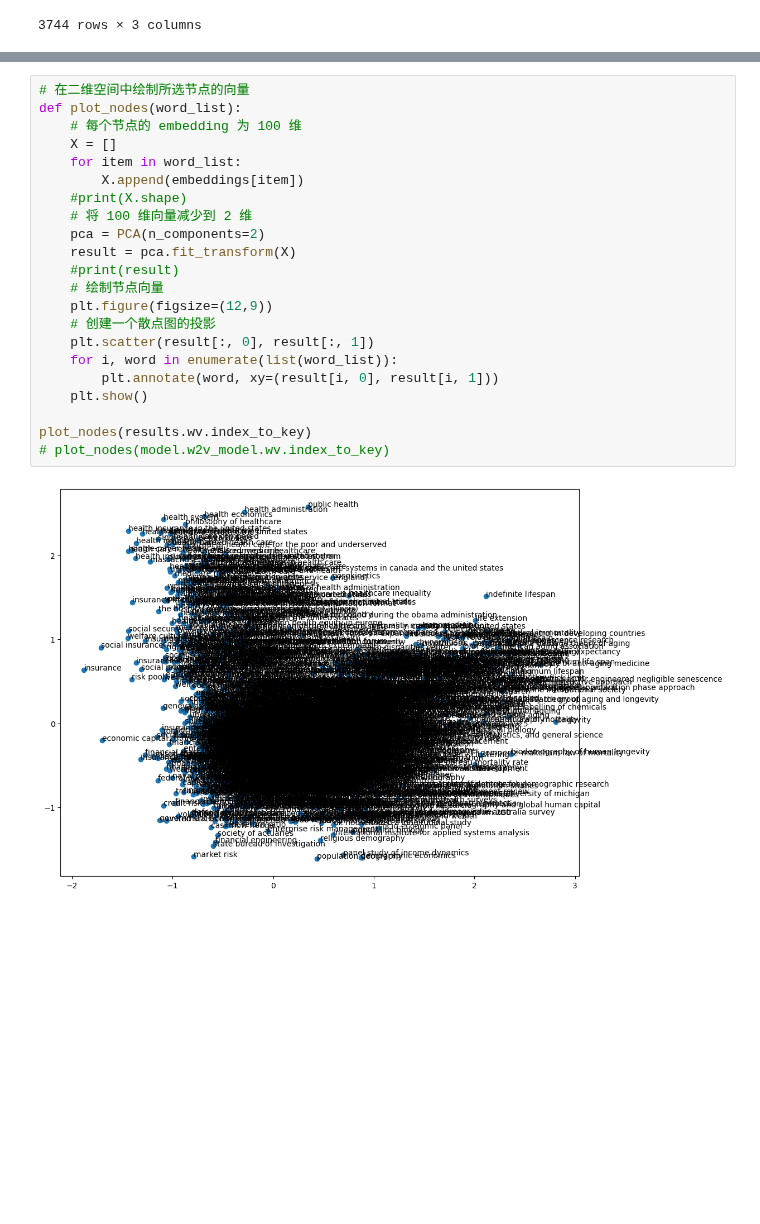
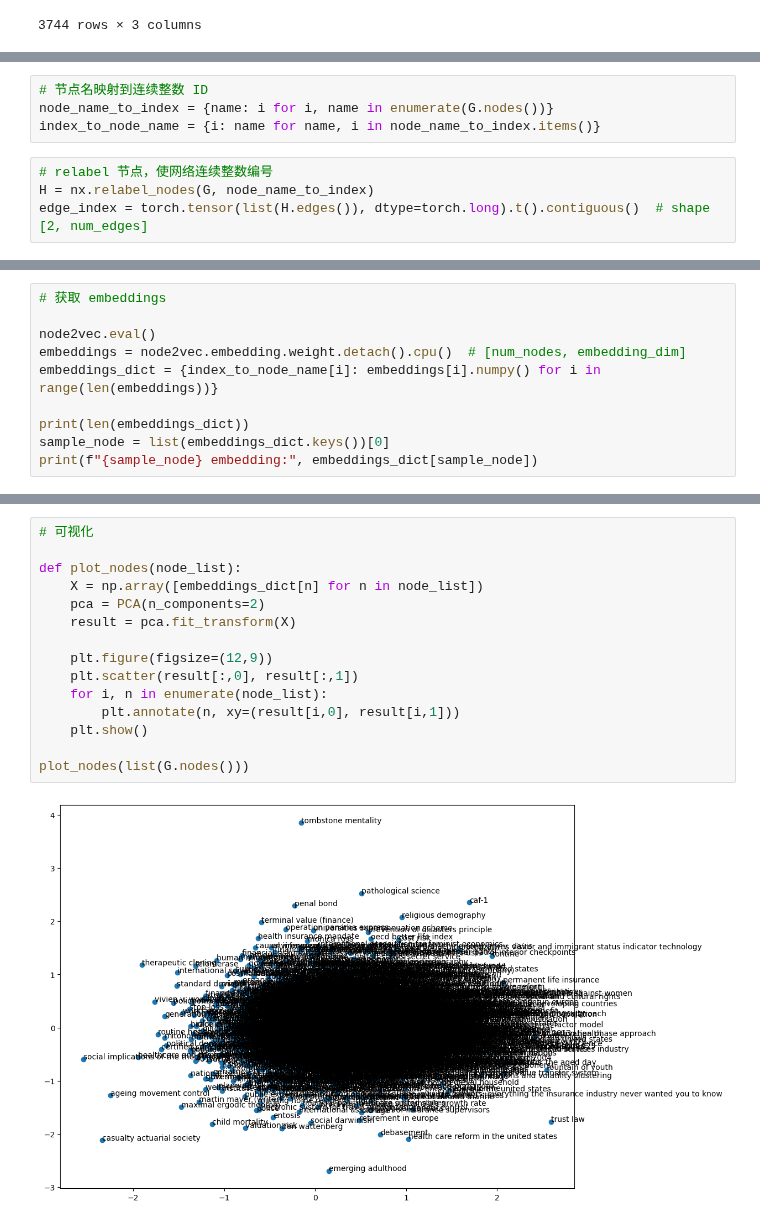
Before and after one commit to hivandu/AI_Cheats, a Jupyter notebook: Core BI/31. Node2Vec.ipynb, the cells around one changed output, grey strips where cells are left out. Drawn from its saved outputs; the diff is of its cells as text; blank space fills up the shorter version.

```diff
--- a/Core BI/31. Node2Vec.ipynb
+++ b/Core BI/31. Node2Vec.ipynb
@@ -186,0 +272,8 @@ len(embeddings)
+# %%
+# 节点名映射到连续整数 ID
+node_name_to_index = {name: i for i, name in enumerate(G.nodes())}
+index_to_node_name = {i: name for name, i in node_name_to_index.items()}
+# %%
+# relabel 节点，使网络连续整数编号
+H = nx.relabel_nodes(G, node_name_to_index)
+edge_index = torch.tensor(list(H.edges()), dtype=torch.long).t().contiguous()  # shape [2, num_edges]
@@ -186,0 +333,10 @@ len(embeddings)
+# %%
+# 获取 embeddings
+
+node2vec.eval()
+embeddings = node2vec.embedding.weight.detach().cpu()  # [num_nodes, embedding_dim]
+embeddings_dict = {index_to_node_name[i]: embeddings[i].numpy() for i in range(len(embeddings))}
+
+print(len(embeddings_dict))
+sample_node = list(embeddings_dict.keys())[0]
+print(f"{sample_node} embedding:", embeddings_dict[sample_node])
@@ -187,24 +361,17 @@ len(embeddings)
 # %%
-# 在二维空间中绘制所选节点的向量
-def plot_nodes(word_list):
-    # 每个节点的 embedding 为 100 维
-    X = []
-    for item in word_list:
-        X.append(embeddings[item])
-    #print(X.shape)
-    # 将 100 维向量减少到 2 维
+# 可视化
+
+def plot_nodes(node_list):
+    X = np.array([embeddings_dict[n] for n in node_list])
     pca = PCA(n_components=2)
     result = pca.fit_transform(X)
-    #print(result)
-    # 绘制节点向量
+
     plt.figure(figsize=(12,9))
-    # 创建一个散点图的投影
-    plt.scatter(result[:, 0], result[:, 1])
-    for i, word in enumerate(list(word_list)):
-        plt.annotate(word, xy=(result[i, 0], result[i, 1]))
+    plt.scatter(result[:,0], result[:,1])
+    for i, n in enumerate(node_list):
+        plt.annotate(n, xy=(result[i,0], result[i,1]))
     plt.show()
 
-plot_nodes(results.wv.index_to_key)
-# plot_nodes(model.w2v_model.wv.index_to_key)
+plot_nodes(list(G.nodes()))
 # %% [output]
-[figure, old version]
+[figure, new version]
```
Also changed, not shown: parts of 27 cells of this notebook.
